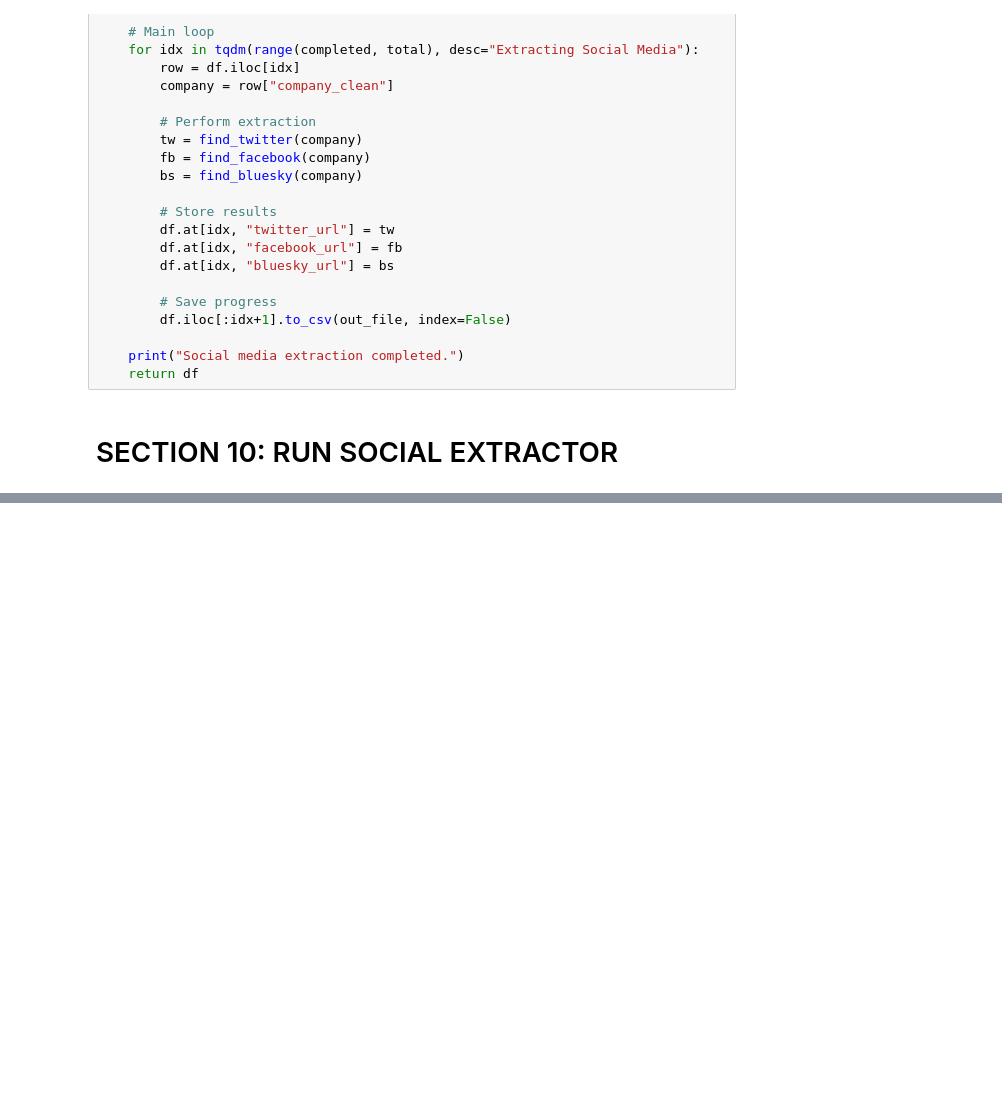
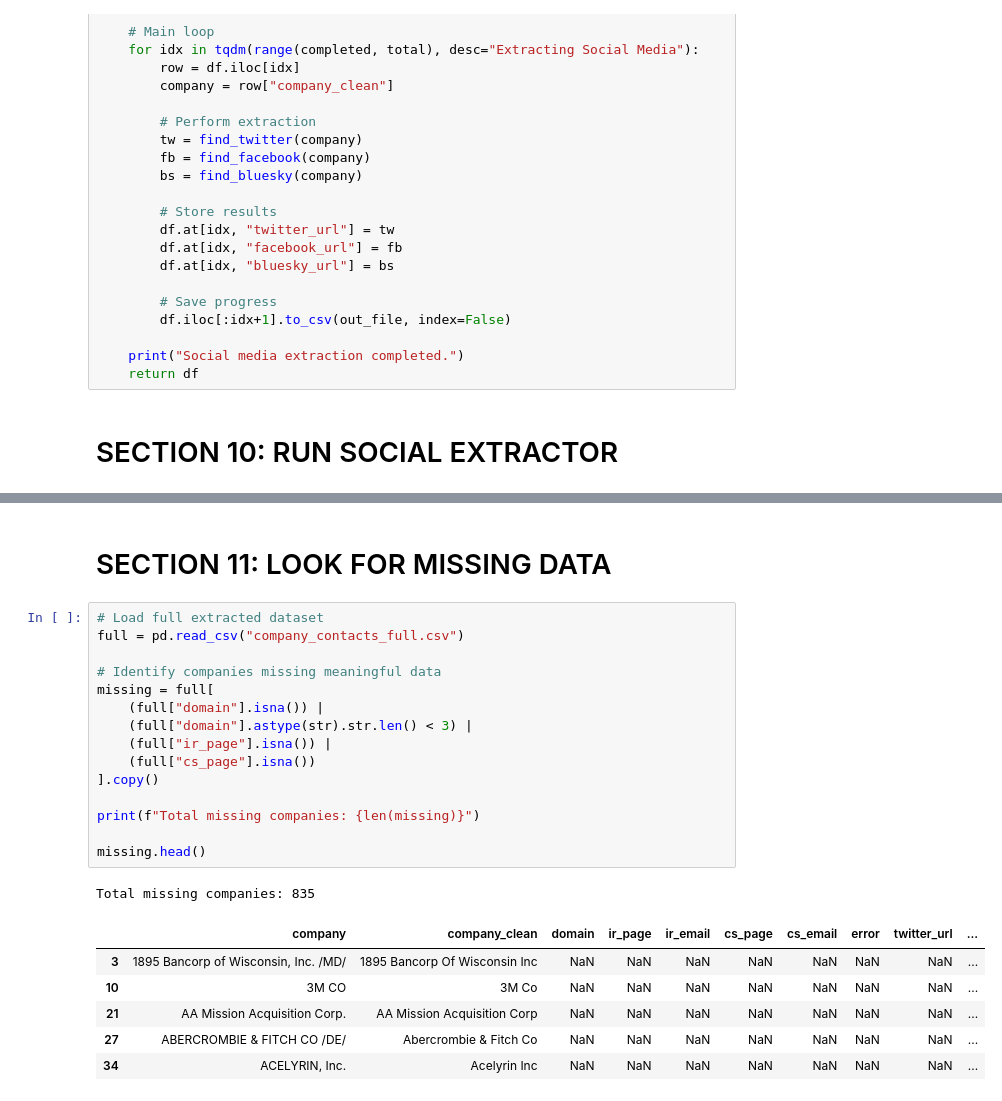
Before and after one commit to lldavoll/NLP-Pipelines-for-Corporate-and-Policy-Data, a Jupyter notebook: GUU_Task_3_V1.ipynb, the cells around one changed output, grey strips where cells are left out. Saved outputs shown, nothing was run; the diff lists cells and outputs as text; blank space fills up the shorter version.

```diff
--- a/GUU_Task_3_V1.ipynb
+++ b/GUU_Task_3_V1.ipynb
@@ -782,0 +805,25 @@ Social media extraction completed.
+# %% [markdown]
+# SECTION 11: LOOK FOR MISSING DATA
+# %%
+# Load full extracted dataset
+full = pd.read_csv("company_contacts_full.csv")
+
+# Identify companies missing meaningful data
+missing = full[
+    (full["domain"].isna()) |
+    (full["domain"].astype(str).str.len() < 3) |
+    (full["ir_page"].isna()) |
+    (full["cs_page"].isna())
+].copy()
+
+print(f"Total missing companies: {len(missing)}")
+
+missing.head()
+# %% [output]
+Total missing companies: 835
+|  | company | company_clean | domain | ir_page | ir_email | cs_page | cs_email | error | twitter_url | ... |
+| 3 | 1895 Bancorp of Wisconsin, Inc. /MD/ | 1895 Bancorp Of Wisconsin Inc | NaN | NaN | NaN | NaN | NaN | NaN | NaN | ... |
+| 10 | 3M CO | 3M Co | NaN | NaN | NaN | NaN | NaN | NaN | NaN | ... |
+| 21 | AA Mission Acquisition Corp. | AA Mission Acquisition Corp | NaN | NaN | NaN | NaN | NaN | NaN | NaN | ... |
+| 27 | ABERCROMBIE & FITCH CO /DE/ | Abercrombie & Fitch Co | NaN | NaN | NaN | NaN | NaN | NaN | NaN | ... |
+| 34 | ACELYRIN, Inc. | Acelyrin Inc | NaN | NaN | NaN | NaN | NaN | NaN | NaN | ... |
```
Also changed, not shown: parts of 8 cells of this notebook, 1 other file.
